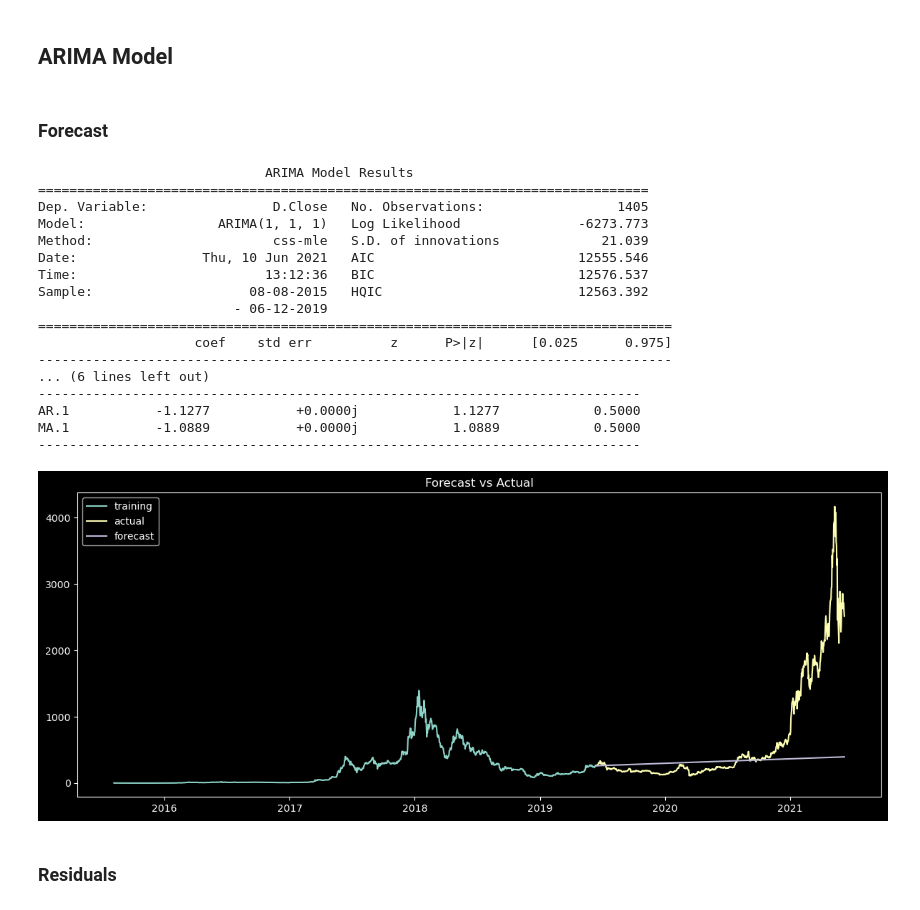
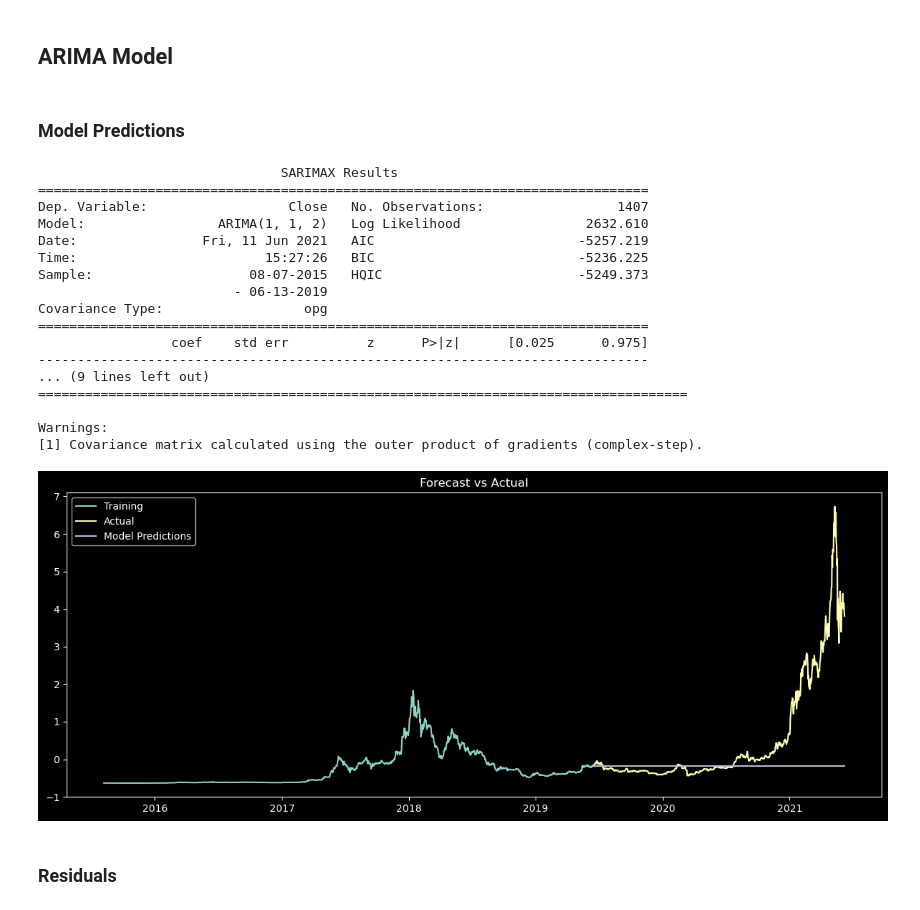
Before and after one commit to CamLadd/Ethereum_forecasting, a Jupyter notebook: model_testing.ipynb, the cells around one changed output. Saved outputs shown, nothing was run; the diff lists cells and outputs as text; code cells hidden in the pictures.

Commit message:
documented journey and EDA, LSTM model, AUTOARIMA

```diff
--- a/model_testing.ipynb
+++ b/model_testing.ipynb
@@ -412,2 +407,14 @@ From the year 2015 to the first quarter of 2017, the price of Ethereum remained
+# %%
+from sklearn.preprocessing import StandardScaler
+ss = StandardScaler()
+scaled_data = pd.DataFrame(ss.fit_transform(df), columns=df.columns, index=df.index)
+# %%
+### Train-Test-Split the Non-Scaled Data
+y_train = df['Close'][:'2019-06-13']
+y_test = df['Close']['2019-06-14':]
+
+###
+y_train_scaled = scaled_data['Close'][:'2019-06-13']
+y_test_scaled = scaled_data['Close']['2019-06-14':]
 # %% [markdown]
 ## ARIMA Model
@@ -418,54 +421,54 @@ y_test = df['Close']['2019-06-14':]
-# %% [markdown]
-### Forecast
+# %% [markdown]
+### Model Predictions
 # %%
 from statsmodels.tsa.stattools import acf
-from statsmodels.tsa.arima_model import ARIMA
+from statsmodels.tsa.arima.model import ARIMA
 
 # Build a 1,1,1 ARIMA model
-p, d, q = 1, 1, 1
-model = ARIMA(train, order=(p, d, q))
+p, d, q = 1, 1, 2
+model = ARIMA(y_train_scaled, order=(p, d, q))
 model_fit = model.fit()
 
 
 ### Model Summary
 print(model_fit.summary())
 
 
 ### Forecast
-forecast, se, conf = fitted.forecast(726, alpha=0.05)
+forecast, se, conf = model_fit.forecast(3, alpha=0.05, trend='ct')
 
 
 ### Convert to series so we can plot the data
-forecast_series = pd.Series(forecast, index=test.index)
+forecast_series = pd.Series(forecast, index=y_test.index)
 
 
 ### Plot
 plt.figure(figsize=(12,5), dpi=100)
-plt.plot(train, label='training')
-plt.plot(test, label='actual')
-plt.plot(forecast_series, label='forecast')
+plt.plot(y_train_scaled, label='Training')
+plt.plot(y_test_scaled, label='Actual')
+plt.plot(forecast_series, label='Model Predictions')
 plt.title('Forecast vs Actual')
 plt.legend(loc='upper left')
 plt.tight_layout()
 # %% [output]
-                             ARIMA Model Results
+                               SARIMAX Results
 ==============================================================================
-Dep. Variable:                D.Close   No. Observations:                 1405
-Model:                 ARIMA(1, 1, 1)   Log Likelihood               -6273.773
-Method:                       css-mle   S.D. of innovations             21.039
-Date:                Thu, 10 Jun 2021   AIC                          12555.546
-Time:                        13:12:36   BIC                          12576.537
-Sample:                    08-08-2015   HQIC                         12563.392
-                         - 06-12-2019
-=================================================================================
-                    coef    std err          z      P>|z|      [0.025      0.975]
----------------------------------------------------------------------------------
-... (6 lines left out)
------------------------------------------------------------------------------
-AR.1           -1.1277           +0.0000j            1.1277            0.5000
-MA.1           -1.0889           +0.0000j            1.0889            0.5000
------------------------------------------------------------------------------
+Dep. Variable:                  Close   No. Observations:                 1407
+Model:                 ARIMA(1, 1, 2)   Log Likelihood                2632.610
+Date:                Fri, 11 Jun 2021   AIC                          -5257.219
+Time:                        15:27:26   BIC                          -5236.225
+Sample:                    08-07-2015   HQIC                         -5249.373
+                         - 06-13-2019
+Covariance Type:                  opg
+==============================================================================
+                 coef    std err          z      P>|z|      [0.025      0.975]
+------------------------------------------------------------------------------
+... (9 lines left out)
+===================================================================================
+
+Warnings:
+[1] Covariance matrix calculated using the outer product of gradients (complex-step).
-[figure, old version]
+[figure, new version]
 # %% [markdown]
 ### Residuals
 # %%
```
Also changed, not shown: parts of 37 cells of this notebook.
